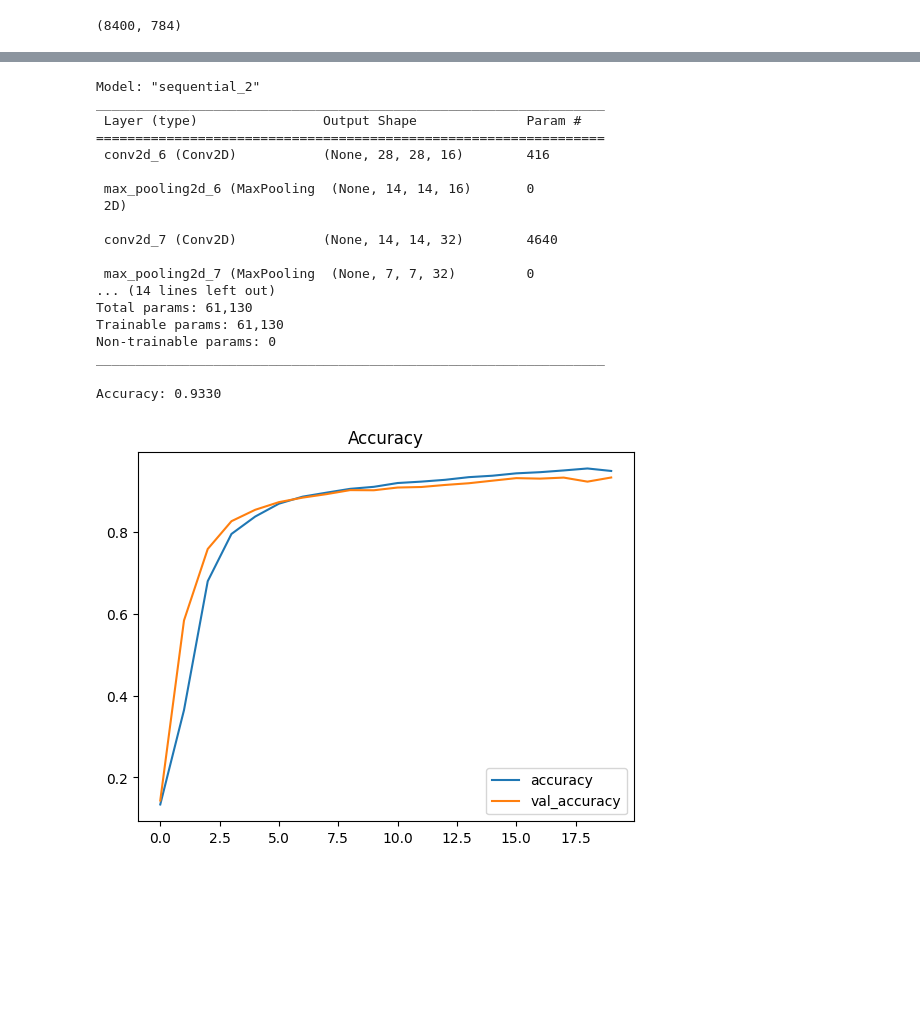
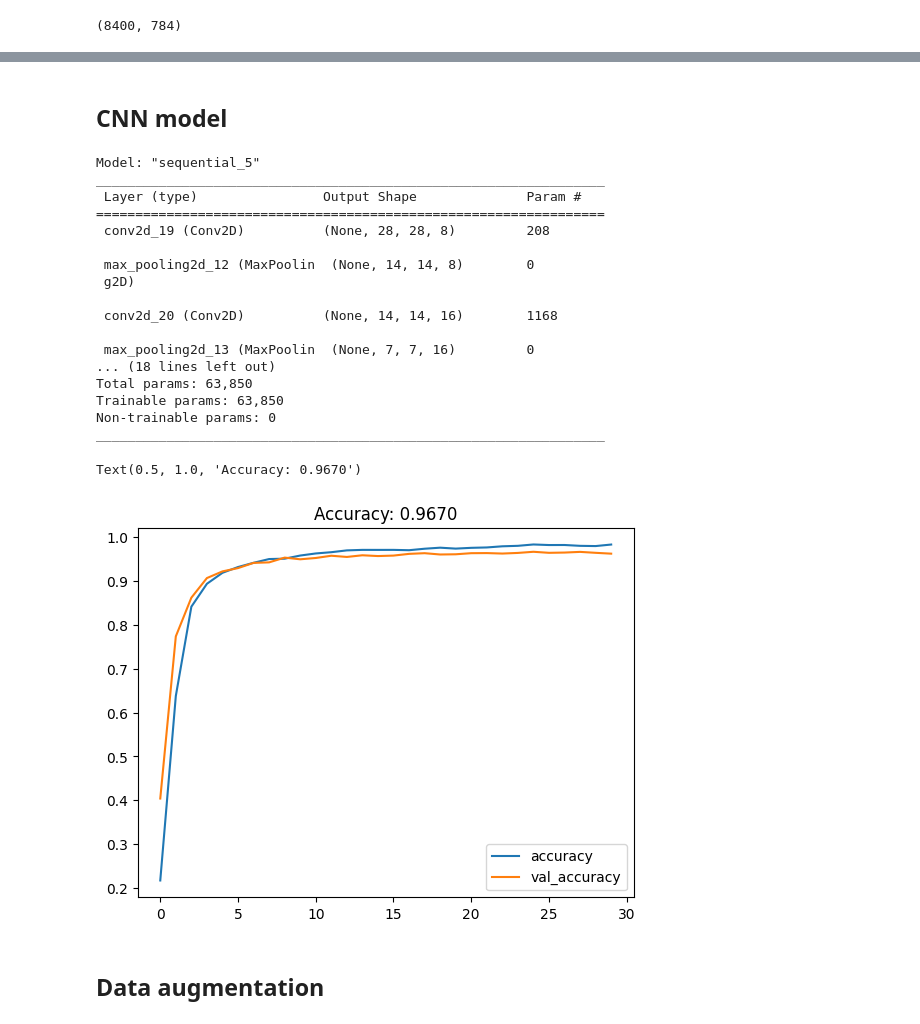
Before and after one commit to IISELII/CNN_chiffre, a Jupyter notebook: model.ipynb, the cells around one changed output, grey strips where cells are left out. Drawn from its saved outputs; the diff is of its cells as text; code cells hidden in the pictures; blank space fills up the shorter version.

```diff
--- a/model.ipynb
+++ b/model.ipynb
@@ -74,19 +91,23 @@ X_valid = Rescaling(scale=1 / 255)(X_valid)
 # %%
 input_shape = (28, 28, 1)
+# %% [markdown]
+## CNN model
 # %%
 # model CNN
 DefaultConv2D = partial(Conv2D, kernel_size=3, padding="same", activation="relu",
                         kernel_initializer="he_normal")
 
 model = Sequential([
-    DefaultConv2D(filters=16, kernel_size=5, input_shape=(28, 28, 1)),
+    DefaultConv2D(filters=8, kernel_size=5, input_shape=(28, 28, 1)),
+    MaxPool2D(),
+    DefaultConv2D(filters=16),
     MaxPool2D(),
     DefaultConv2D(filters=32),
     MaxPool2D(),
     DefaultConv2D(filters=64),
-    MaxPool2D(),
     Flatten(),
     Dense(units=64, activation="relu", kernel_initializer="he_normal"),
+    Dense(units=32, activation="relu", kernel_initializer="he_normal"),
     Dense(units=10, activation="softmax")
 ])
 
@@ -99,33 +120,33 @@ history = model.fit(
     X_train_arr, y_train,
     validation_data=(X_valid_arr, y_valid),
     batch_size=1024,
-    epochs=20,
+    epochs=30,
     verbose=0,
 )
 
 model.summary()
 # %% [output]
-Model: "sequential_2"
+Model: "sequential_5"
 _________________________________________________________________
  Layer (type)                Output Shape              Param #
 =================================================================
- conv2d_6 (Conv2D)           (None, 28, 28, 16)        416
+ conv2d_19 (Conv2D)          (None, 28, 28, 8)         208
 
- max_pooling2d_6 (MaxPooling  (None, 14, 14, 16)       0
- 2D)
+ max_pooling2d_12 (MaxPoolin  (None, 14, 14, 8)        0
+ g2D)
 
- conv2d_7 (Conv2D)           (None, 14, 14, 32)        4640
+ conv2d_20 (Conv2D)          (None, 14, 14, 16)        1168
 
- max_pooling2d_7 (MaxPooling  (None, 7, 7, 32)         0
-... (14 lines left out)
-Total params: 61,130
-Trainable params: 61,130
+ max_pooling2d_13 (MaxPoolin  (None, 7, 7, 16)         0
+... (18 lines left out)
+Total params: 63,850
+Trainable params: 63,850
 Non-trainable params: 0
 _________________________________________________________________
 # %%
 history_df = pd.DataFrame(history.history)
 history_df.loc[:, ['accuracy', 'val_accuracy']].plot(title="Accuracy")
-print("Accuracy: {:0.4f}".format(history_df['val_accuracy'].max()))
+plt.title("Accuracy: {:0.4f}".format(history_df['val_accuracy'].max()))
 # %% [output]
-Accuracy: 0.9330
+Text(0.5, 1.0, 'Accuracy: 0.9670')
-[figure, old version]
+[figure, new version]
@@ -139,0 +155,2 @@ with open('model_3.pickle', 'wb') as f:
+# %% [markdown]
+## Data augmentation
```
Also changed, not shown: parts of 11 cells of this notebook, 8 other files.
